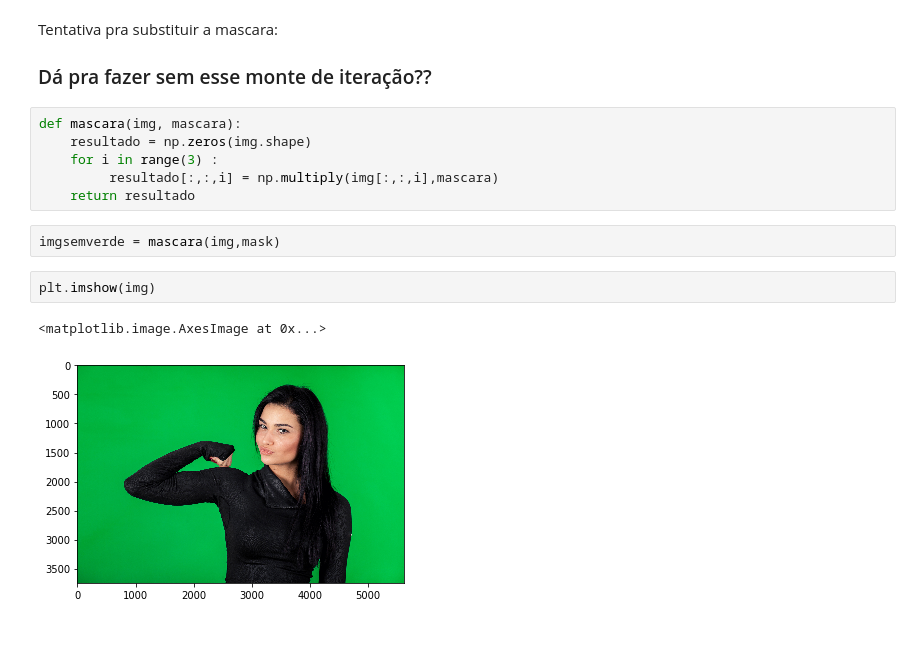
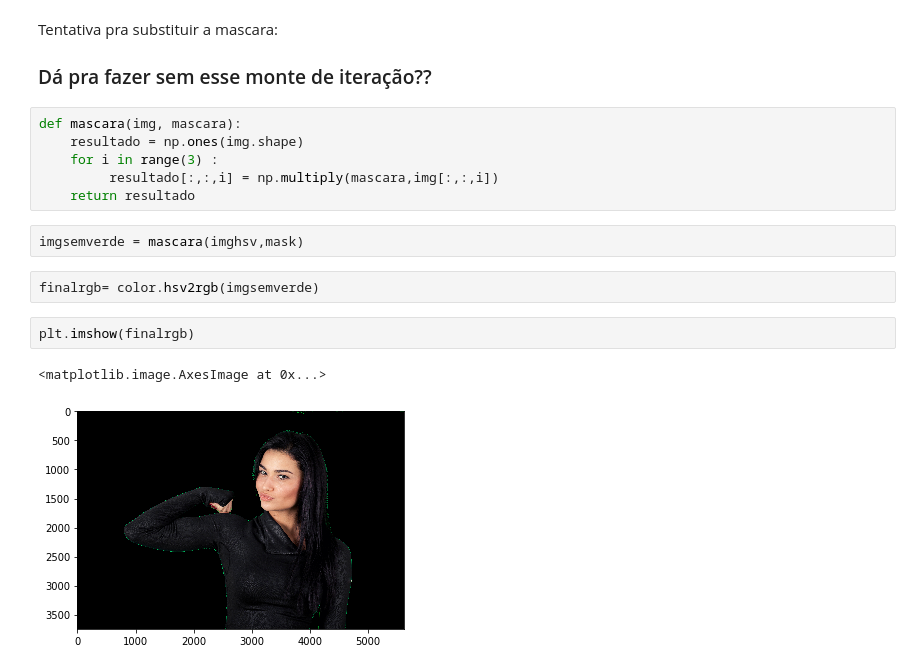
Before and after one commit to janarf/processamento-de-imagens1, a Jupyter notebook: tp1/tp1.ipynb, the cells around one changed output. Drawn from its saved outputs; the diff is of its cells as text; blank space fills up the shorter version.

```diff
--- a/tp1/tp1.ipynb
+++ b/tp1/tp1.ipynb
@@ -78,14 +78,16 @@ Tentativa pra substituir a mascara:
 ### Dá pra fazer sem esse monte de iteração??
 # %%
 def mascara(img, mascara):
-    resultado = np.zeros(img.shape)
+    resultado = np.ones(img.shape)
     for i in range(3) :
-         resultado[:,:,i] = np.multiply(img[:,:,i],mascara)
+         resultado[:,:,i] = np.multiply(mascara,img[:,:,i])
     return resultado
 # %%
-imgsemverde = mascara(img,mask)
+imgsemverde = mascara(imghsv,mask)
+# %%
+finalrgb= color.hsv2rgb(imgsemverde)
 # %%
-plt.imshow(img)
+plt.imshow(finalrgb)
 # %% [output]
 <matplotlib.image.AxesImage at 0x...>
-[figure, old version]
+[figure, new version]
```
Also changed, not shown: parts of 1 cell of this notebook.
